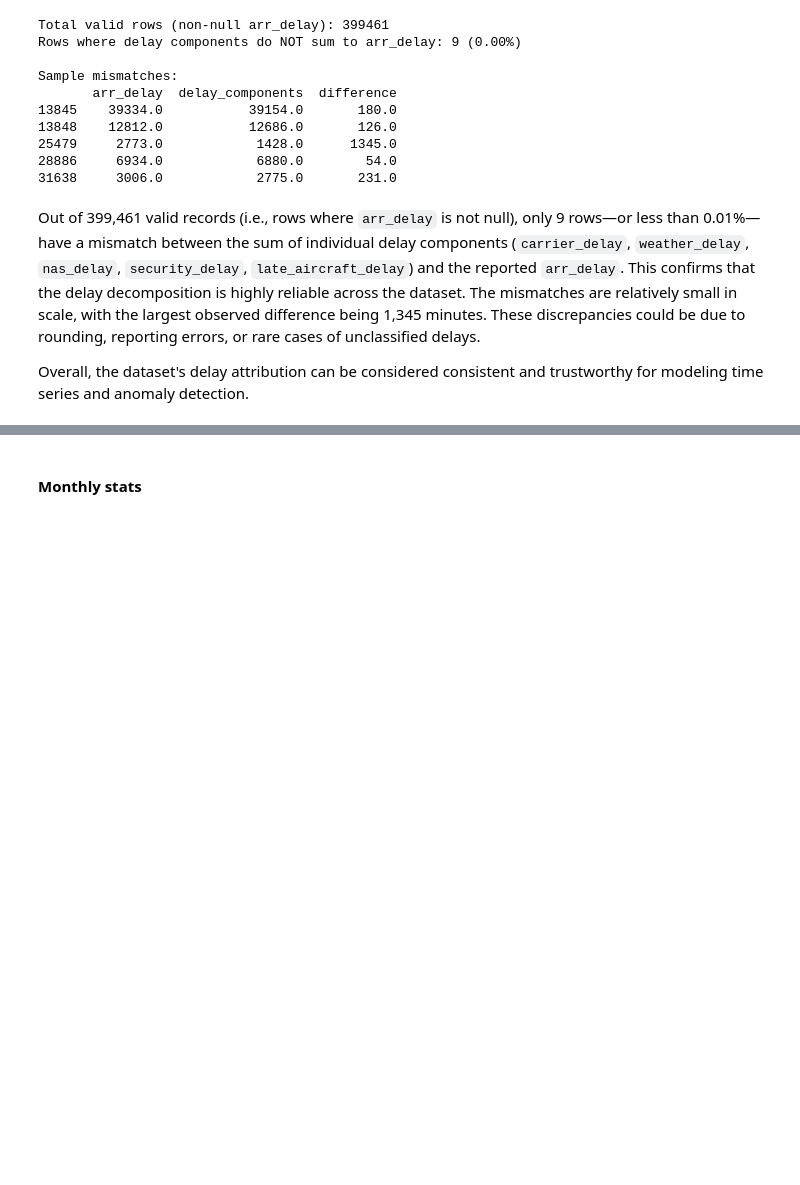
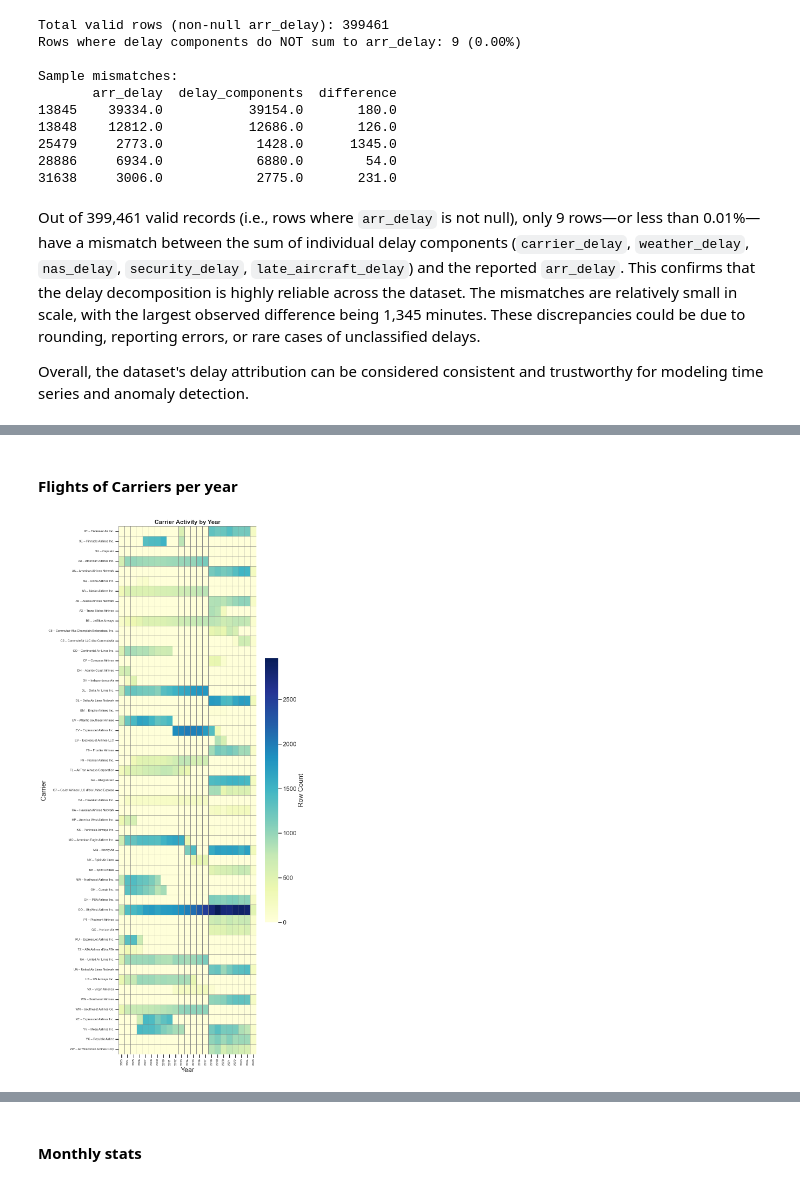
Before and after one commit to mrakelinggar/data-stuffs, a Jupyter notebook: time_series/flight_delays/ts - flight_delays.ipynb, the cells around one changed output, grey strips where cells are left out. Drawn from its saved outputs; the diff is of its cells as text; code cells hidden in the pictures; blank space fills up the shorter version.

```diff
--- a/time_series/flight_delays/ts - flight_delays.ipynb
+++ b/time_series/flight_delays/ts - flight_delays.ipynb
@@ -167,0 +286,47 @@ Overall, the dataset's delay attribution can be considered consistent and trustw
+# %% [markdown]
+#### Flights of Carriers per year
+# %%
+
+# Pivot table with carriers on rows and years on columns
+carrier_year_matrix = (
+    df.groupby(['carrier', 'carrier_name', 'year'])
+    .size()
+    .reset_index(name='n_rows')
+    .pivot_table(
+        index=['carrier', 'carrier_name'],
+        columns='year',
+        values='n_rows',
+        fill_value=0
+    )
+)
+
+# Create a readable label: "XX – Carrier Name"
+carrier_year_matrix.index = carrier_year_matrix.index.map(
+    lambda x: f"{x[0]} – {x[1]}"
+)
+
+# Create heatmap
+plt.figure(figsize=(10, int(len(carrier_year_matrix) * 0.4)))
+sns.heatmap(
+    carrier_year_matrix,
+    cmap="YlGnBu",
+    linewidths=0.5,
+    linecolor='gray',
+    cbar_kws={'label': 'Row Count',
+              'shrink': 0.5,
+              'aspect': 20,
+
+              },
+    square=False,
+    label=True,
+
+)
+plt.title("Carrier Activity by Year", fontsize=16, fontweight='bold')
+plt.xlabel("Year")
+plt.ylabel("Carrier")
+plt.tick_params(axis='y', labelsize=8)
+plt.tick_params(axis='x', labelsize=8)
+plt.tight_layout()
+plt.show()
+# %% [output]
+[figure, added]
```
Also changed, not shown: parts of 19 cells of this notebook.
